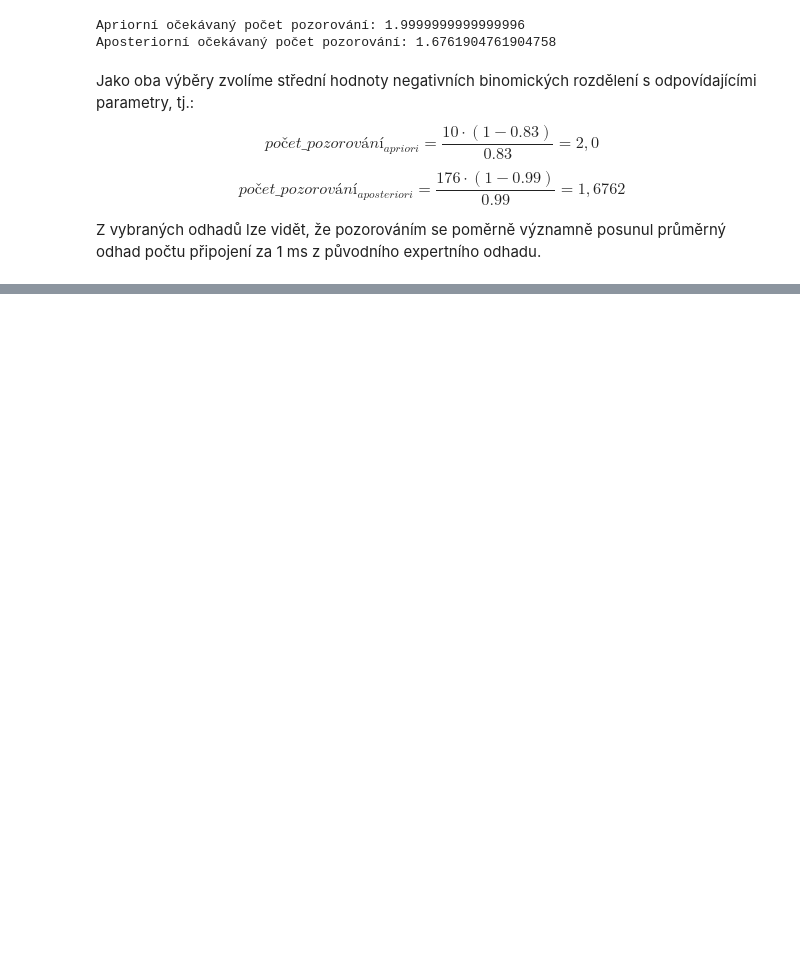
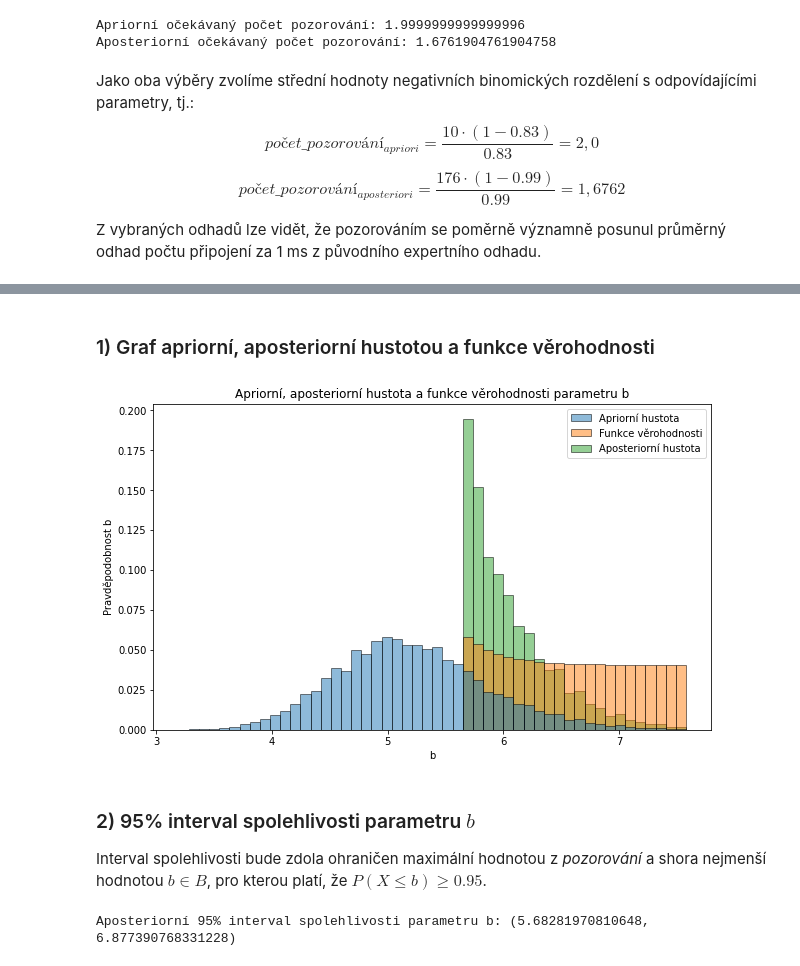
Before and after one commit to xmihol00/MSP, a Jupyter notebook: proj2/proj2.ipynb, the cells around one changed output, grey strips where cells are left out. Saved outputs shown, nothing was run; the diff lists cells and outputs as text; code cells hidden in the pictures; blank space fills up the shorter version.

```diff
--- a/proj2/proj2.ipynb
+++ b/proj2/proj2.ipynb
@@ -136,0 +142,57 @@ Z vybraných odhadů lze vidět, že pozorováním se poměrně významně posun
+# %%
+df_prior = df1[["uloha_1 b)_prior", "skupina"]]
+df_prior = df_prior.groupby("skupina").agg(["max"])
+prior_values = df_prior.values.flatten()
+
+prior_hist_values, prior_hist_range = np.histogram(prior_values, bins=50)
+prior_pmf = prior_hist_values / prior_hist_values.sum()
+B_range = prior_hist_range[1:] + (prior_hist_range[1:] - prior_hist_range[:-1]) / 2
+# %%
+observations = df1["uloha_1 b)_pozorování"].dropna().values
+observations_max = observations.max()
+observations_argmax = np.argmax(B_range >= observations_max)
+B_likelihood_range = B_range[observations_argmax:]
+
+mean = 3
+a = 1
+scale = 1
+
+log_likelihood_values = []
+for b in B_likelihood_range:
+    lower_bound = (a - mean)
+    upper_bound = (b - mean)
+    logpdf = st.truncnorm.logpdf(observations, lower_bound, upper_bound, loc=mean, scale=scale)
+    log_likelihood_values.append(logpdf.sum())
+
+likelihood = np.zeros(B_range.shape[0])
+likelihood[observations_argmax:] = sp.softmax(log_likelihood_values)
+# %%
+posterior = prior_pmf * likelihood
+posterior_pmf = posterior / posterior.sum()
+# %% [markdown]
+### 1) Graf apriorní, aposteriorní hustotou a funkce věrohodnosti
+# %%
+plt.figure(figsize=(10, 6))
+plt.title("Apriorní, aposteriorní hustota a funkce věrohodnosti parametru b")
+plt.xlabel("b")
+plt.ylabel("Pravděpodobnost b")
+plt.hist(B_range, bins=prior_hist_range, weights=prior_pmf, label="Apriorní hustota", alpha=0.5, edgecolor="black", zorder=3)
+plt.hist(B_range, bins=prior_hist_range, weights=likelihood, label="Funkce věrohodnosti", alpha=0.5, edgecolor="black", zorder=2)
+plt.hist(B_range, bins=prior_hist_range, weights=posterior_pmf, label="Aposteriorní hustota", alpha=0.5, edgecolor="black", zorder=1)
+plt.legend()
+plt.show()
+# %% [output]
+[figure, added]
+# %% [markdown]
+### 2) 95% interval spolehlivosti parametru $b$
+Interval spolehlivosti bude zdola ohraničen maximální hodnotou z *pozorování* a shora nejmenší hodnotou $b \in B$, pro kterou platí, že $P(X \le b) \ge 0.95$.
+# %%
+prob_sum = 0
+i = observations_argmax
+while prob_sum < 0.95:
+    prob_sum += posterior_pmf[i]
+    i += 1
+
+print(f"Aposteriorní 95% interval spolehlivosti parametru b: {observations_max, prior_hist_range[i+1]}")
+# %% [output]
+Aposteriorní 95% interval spolehlivosti parametru b: (5.68281970810648, 6.877390768331228)
```
Also changed, not shown: parts of 13 cells of this notebook.
